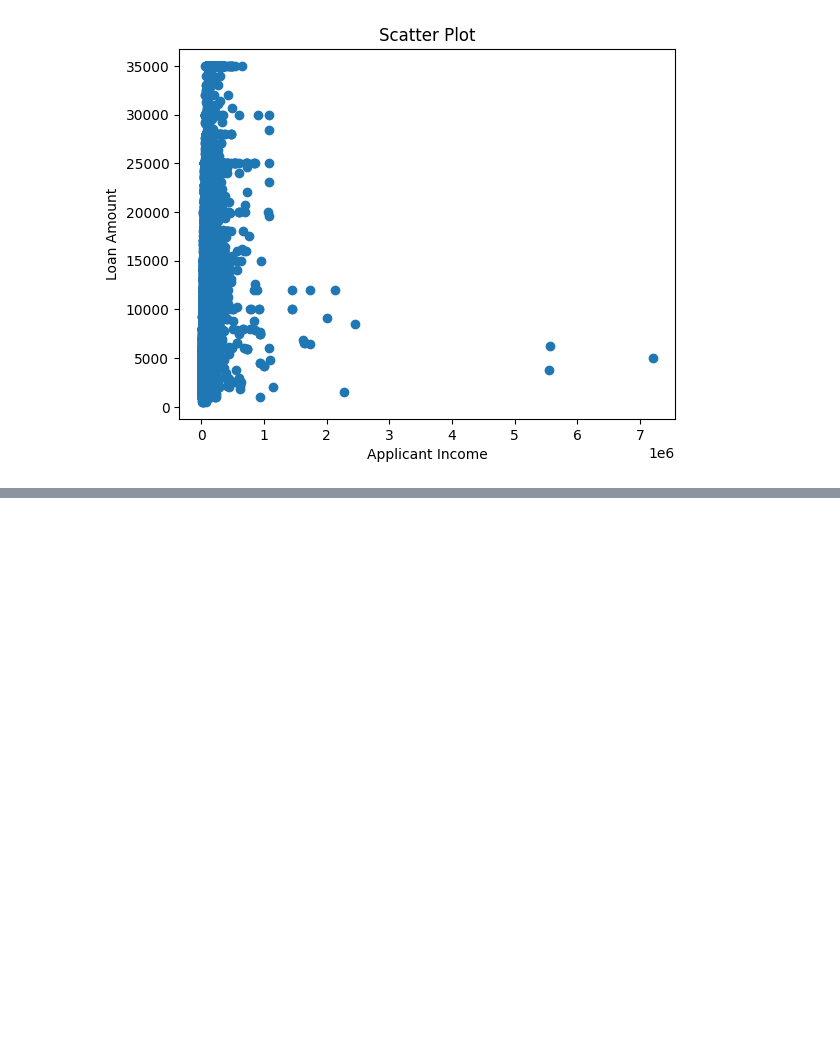
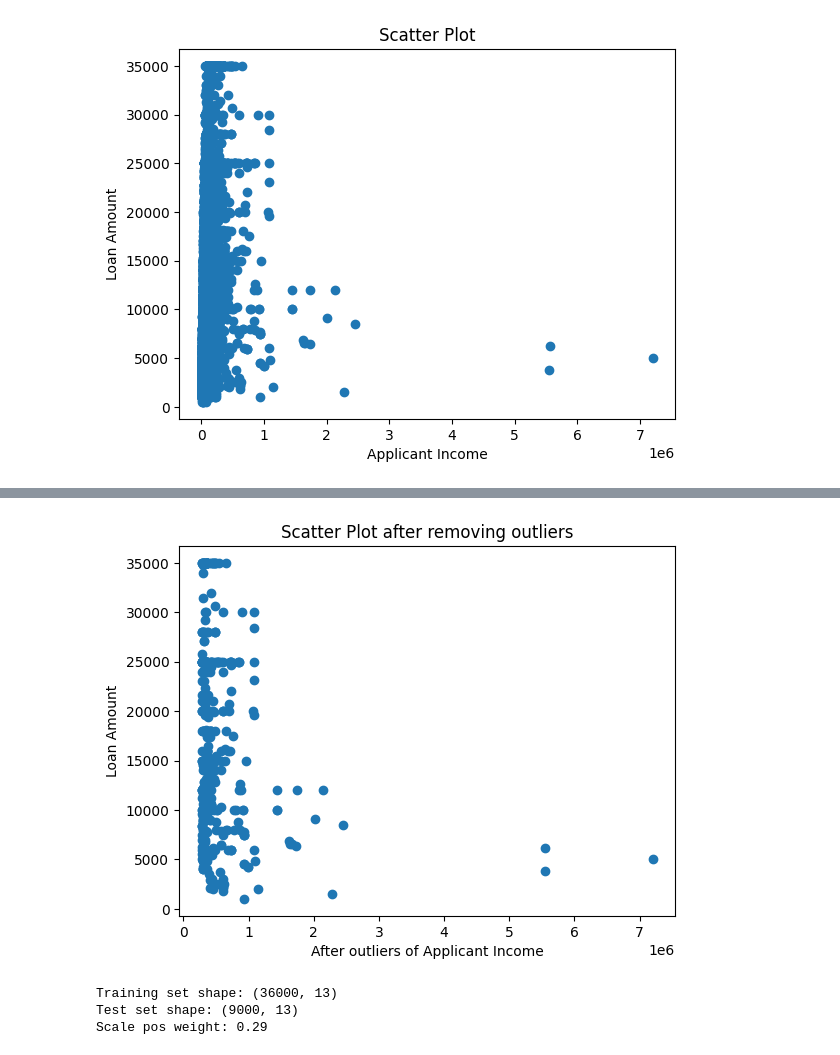
Before and after one commit to vivek-9304/Learning_ML, a Jupyter notebook: ML_Projects/Loan_Approval_Model/loan_approval_predictor.ipynb, the cells around one changed output, grey strips where cells are left out. Saved outputs shown, nothing was run; the diff lists cells and outputs as text; code cells hidden in the pictures; blank space fills up the shorter version.

```diff
--- a/ML_Projects/Loan_Approval_Model/loan_approval_predictor.ipynb
+++ b/ML_Projects/Loan_Approval_Model/loan_approval_predictor.ipynb
@@ -166,0 +220,17 @@ plt.show()
+# %%
+# Using IQR method to remove outliers from the dataset. The IQR (Interquartile Range) is a measure of statistical dispersion and is
+# calculated as the difference between the 75th percentile (Q3) and the 25th percentile (Q1) of the data.
+# Outliers are typically defined as data points that fall below Q1 - 1.5 * IQR or above Q3 + 1.5 * IQR.
+Q1 = data['Person Income'].quantile(0.1)
+Q3 = data['Person Income'].quantile(0.9)
+IQR = Q3 - Q1
+lower_bound = Q1 - 1.5 * IQR
+upper_bound = Q3 + 1.5 * IQR
+outliers = data[
+    (data["Person Income"] < lower_bound) |
+    (data["Person Income"] > upper_bound)
+]
+print(len(outliers))
+arr = np.array(outliers)
+print(arr.shape)
+print(arr)
@@ -167,3 +247,11 @@ plt.show()
+# %%
+plt.scatter(outliers['Person Income'], outliers['Loan Amount'])
+plt.xlabel('After outliers of Applicant Income')
+plt.ylabel('Loan Amount')
+plt.title('Scatter Plot after removing outliers')
+plt.show()
+# %% [output]
+[figure, added]
 # %%
 # Apply data preprocessing techniques such as scaling and encoding to prepare the data for modeling.
 
@@ -174,2 +262,12 @@ preprocessor = ColumnTransformer(
     ]
 )
+# %%
+x_train, x_test, y_train, y_test = train_test_split(X, Y, test_size=0.2, random_state=RandomState, stratify=Y)
+print("Training set shape:", x_train.shape)
+print("Test set shape:", x_test.shape)
+scale_pos_weight = (y_train == 1).sum() / (y_train == 0).sum()
+print(f"Scale pos weight: {scale_pos_weight:.2f}")
+# %% [output]
+Training set shape: (36000, 13)
+Test set shape: (9000, 13)
+Scale pos weight: 0.29
```
Also changed, not shown: parts of 18 cells of this notebook.
